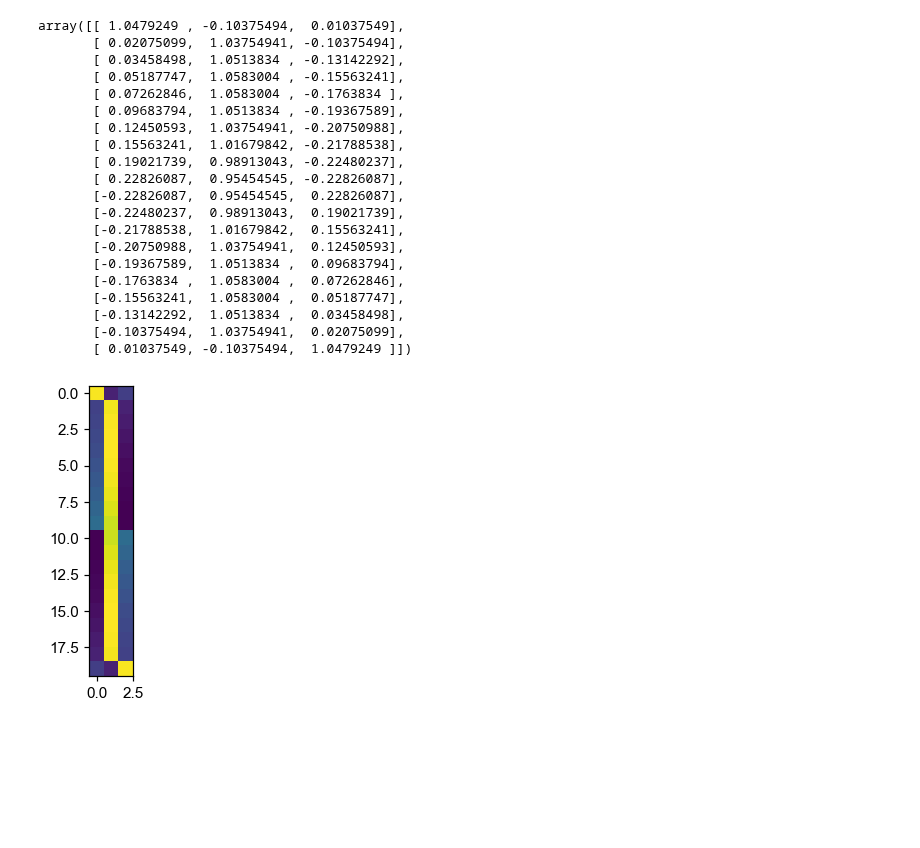
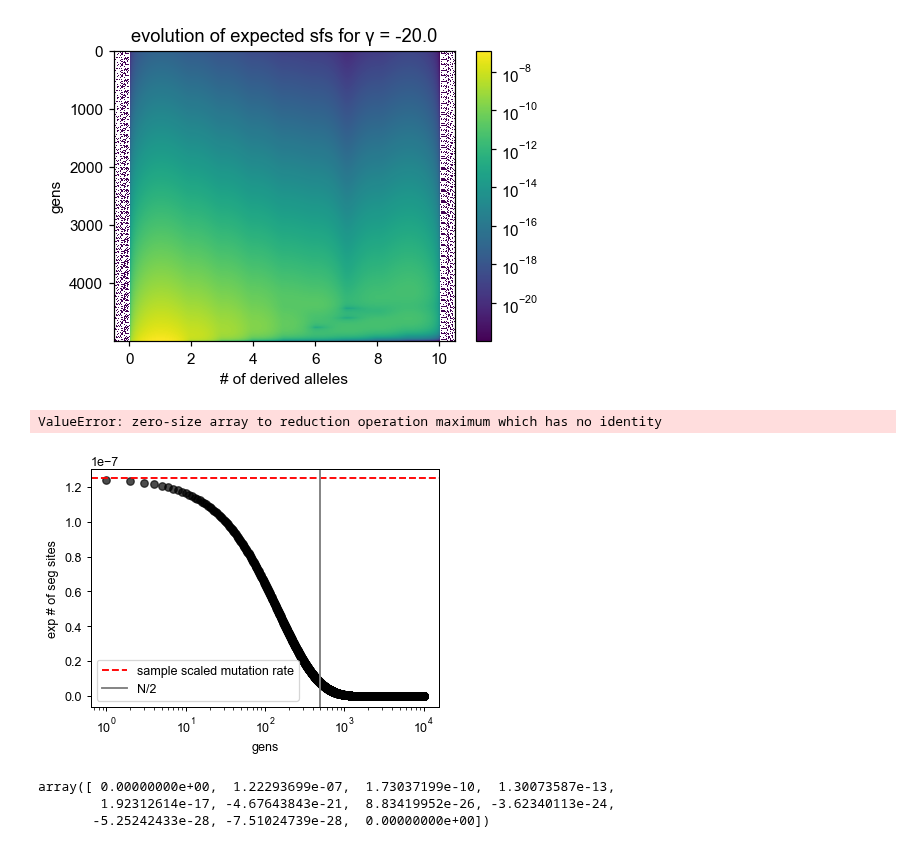
Before and after one commit to VivaswatS/selCoefEst, a Jupyter notebook: mom-framework.ipynb, the cells around one changed output. Saved outputs shown, nothing was run; the diff lists cells and outputs as text; code cells hidden in the pictures; blank space fills up the shorter version.

```diff
--- a/mom-framework.ipynb
+++ b/mom-framework.ipynb
@@ -243,26 +54,0 @@ print(momkp1)
-# %%
-ibis, jk13 = calcJK13(20)
-plt.imshow(jk13)
-jk13
-# %% [output]
-array([[ 1.0479249 , -0.10375494,  0.01037549],
-       [ 0.02075099,  1.03754941, -0.10375494],
-       [ 0.03458498,  1.0513834 , -0.13142292],
-       [ 0.05187747,  1.0583004 , -0.15563241],
-       [ 0.07262846,  1.0583004 , -0.1763834 ],
-       [ 0.09683794,  1.0513834 , -0.19367589],
-       [ 0.12450593,  1.03754941, -0.20750988],
-       [ 0.15563241,  1.01679842, -0.21788538],
-       [ 0.19021739,  0.98913043, -0.22480237],
-       [ 0.22826087,  0.95454545, -0.22826087],
-       [-0.22826087,  0.95454545,  0.22826087],
-       [-0.22480237,  0.98913043,  0.19021739],
-       [-0.21788538,  1.01679842,  0.15563241],
-       [-0.20750988,  1.03754941,  0.12450593],
-       [-0.19367589,  1.0513834 ,  0.09683794],
-       [-0.1763834 ,  1.0583004 ,  0.07262846],
-       [-0.15563241,  1.0583004 ,  0.05187747],
-       [-0.13142292,  1.0513834 ,  0.03458498],
-       [-0.10375494,  1.03754941,  0.02075099],
-       [ 0.01037549, -0.10375494,  1.0479249 ]])
-[figure, removed]
@@ -268,0 +73,49 @@ array([[ 1.0479249 , -0.10375494,  0.01037549],
+# %%
+## testbed for a single realization of gen = t
+mom[tot_gen,1] = n*mu # singleton input
+
+# going from generation 9 to 0
+for gen in np.arange(tot_gen)[::-1]:
+    momkp1[gen,iterm1p1] = 0.25/N * (mom[gen+1,iterm1p1-1] * (iterm1p1-1)*(n-iterm1p1+1) + mom[gen+1,iterm1p1+1] * (iterm1p1+1)*(n-iterm1p1-1) - mom[gen+1,iterm1p1] * 2*iterm1p1*(n-iterm1p1))
+
+    momkp1[gen,1] = 0.25/N * ((n-2) * 2 * mom[gen+1,2] - 2 * (n-1) * mom[gen+1,1])
+    momkp1[gen,n-1] = 0.25/N * ((n-2) * 2 * mom[gen+1,n-2] - 2 * (n-1) * mom[gen+1,n-1])
+
+    # momkp1[gen,] = mom[gen+1,] + np.abs((D + S) @ mom[gen+1,])
+    # momkp1[gen,0] = momkp1[gen,n] = 0.0
+
+    # notice the difference in indexing for LHS
+    # momnp1[np.arange(1,n+1)] = (jk13[:,0] * mom[gen+1,np.array(ibis)-1] - jk13[:,1] * mom[gen+1,np.array(ibis)] + jk13[:,2] * mom[gen+1,np.array(ibis)+1])
+    momnp1[np.arange(1,n+1)] = np.abs(J @ mom[gen+1,iter])
+
+    # restricting SFS to positive entries
+    # momnp1.clip(min=0.0, out=momnp1)
+    # momnp1[momnp1<0] = 0.0
+
+    # print(momnp1)
+
+    momkp1[gen,iter] += mom[gen+1,iter] + 0.5 * s/(n+1) * (iter * (n+1-iter) * momnp1[iter] - (n-iter) * (iter+1) * momnp1[iter+1])
+
+    mom = deepcopy(momkp1)
+# %%
+plt.imshow(np.abs(mom[-5000:,:]),aspect='auto',norm=colors.LogNorm())
+plt.xlabel('# of derived alleles'); plt.ylabel('gens'); plt.title('evolution of expected sfs for γ = {}'.format(s*2*N))
+plt.colorbar(); plt.show()
+np.sum(mom<0)
+
+plt.figure(dpi=90)
+plt.scatter(np.arange(tot_gen+1)[::-1][-10000:],(np.sum(mom[-10000:,:],axis=1)),alpha=0.7,color='k')
+plt.semilogx(); plt.xlabel('gens'); plt.ylabel('exp # of seg sites')
+plt.axhline(n*mu, color='red', ls='--',label='sample scaled mutation rate')
+plt.axvline(0.5*N, color='grey',label='N/2'); plt.legend()
+plt.axvline(tot_gen-np.max(np.where(np.sum(mom,axis=1)<0)), color='coral', ls='-.')
+# %% [output]
+[figure, added]
+ValueError: zero-size array to reduction operation maximum which has no identity
+[figure, added]
+# %%
+mom[-8,:]
+# %% [output]
+array([ 0.00000000e+00,  1.22293699e-07,  1.73037199e-10,  1.30073587e-13,
+        1.92312614e-17, -4.67643843e-21,  8.83419952e-26, -3.62340113e-24,
+       -5.25242433e-28, -7.51024739e-28,  0.00000000e+00])
```
Also changed, not shown: parts of 39 cells of this notebook, 1 other file.
